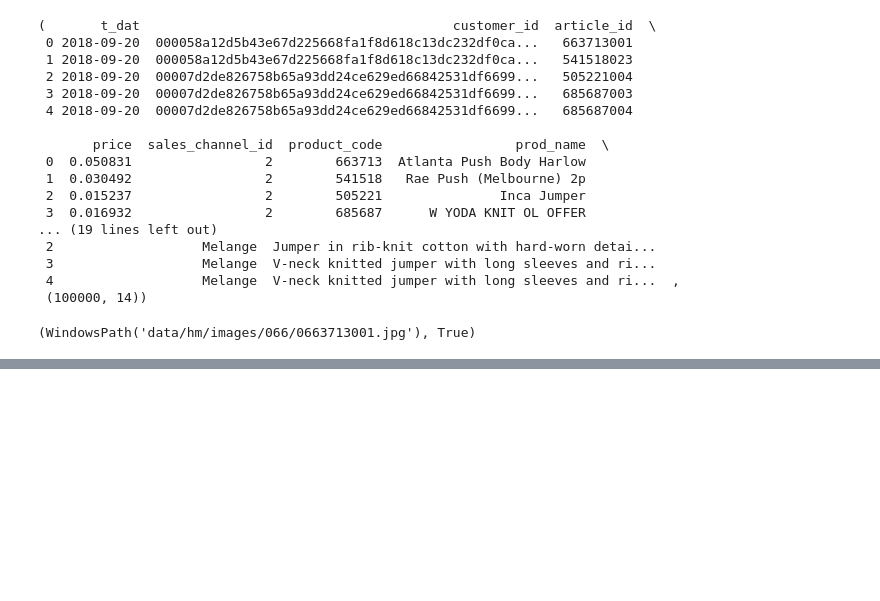
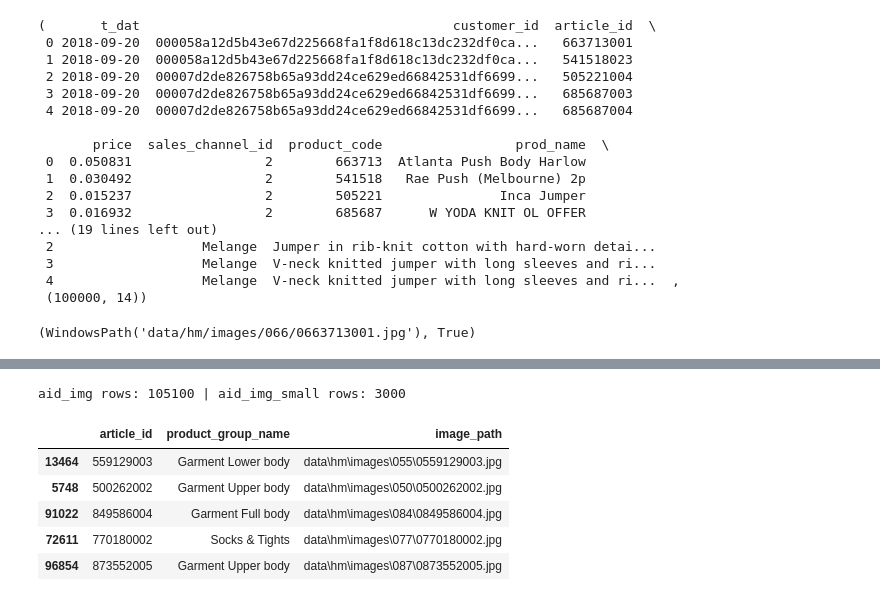
Before and after one commit to Ekansh-lamba/Ai_Powered_Fashion_Trend_analysis, a Jupyter notebook: hm_trend.ipynb, the cells around one changed output, grey strips where cells are left out. Cells and saved outputs as stored; diff of their text form; code cells hidden in the pictures; blank space fills up the shorter version.

```diff
--- a/hm_trend.ipynb
+++ b/hm_trend.ipynb
@@ -123,0 +205,45 @@ def load_and_preprocess_image(path: str | Path):
+# %%
+import pandas as pd
+from pathlib import Path
+
+# Paths
+DATA_DIR = Path("data/hm")
+ARTICLES_CSV = DATA_DIR / "articles.csv"
+IMAGES_DIR = DATA_DIR / "images"
+
+# Load articles if missing
+if 'articles' not in globals():
+    articles = pd.read_csv(ARTICLES_CSV, low_memory=False)
+
+# Ensure the slim articles view exists
+article_cols = [
+    "article_id","product_group_name","product_code","prod_name",
+    "product_type_name","colour_group_name","perceived_colour_value_name",
+    "perceived_colour_master_name","graphical_appearance_name","detail_desc"
+]
+if 'articles_small' not in globals():
+    articles_small = articles[article_cols].copy()
+
+# Image path helper
+def article_image_path(article_id: int) -> Path:
+    s = str(int(article_id)).zfill(10)      # e.g., 108775015 -> "0108775015"
+    return IMAGES_DIR / s[:3] / f"{s}.jpg"  # data/hm/images/010/0108775015.jpg
+
+# Build (article_id, product_group_name, image_path) and keep existing files
+aid_img = articles_small[["article_id","product_group_name"]].copy()
+aid_img["image_path"] = aid_img["article_id"].apply(article_image_path)
+aid_img = aid_img[aid_img["image_path"].apply(lambda p: Path(p).exists())].reset_index(drop=True)
+
+# Sample for speed while testing
+aid_img_small = aid_img.sample(3000, random_state=42) if len(aid_img) > 3000 else aid_img
+
+print("aid_img rows:", len(aid_img), "| aid_img_small rows:", len(aid_img_small))
+aid_img_small.head()
+# %% [output]
+aid_img rows: 105100 | aid_img_small rows: 3000
+|  | article_id | product_group_name | image_path |
+| 13464 | 559129003 | Garment Lower body | data\hm\images\055\0559129003.jpg |
+| 5748 | 500262002 | Garment Upper body | data\hm\images\050\0500262002.jpg |
+| 91022 | 849586004 | Garment Full body | data\hm\images\084\0849586004.jpg |
+| 72611 | 770180002 | Socks & Tights | data\hm\images\077\0770180002.jpg |
+| 96854 | 873552005 | Garment Upper body | data\hm\images\087\0873552005.jpg |
```
Also changed, not shown: parts of 15 cells of this notebook, 7 other files.
